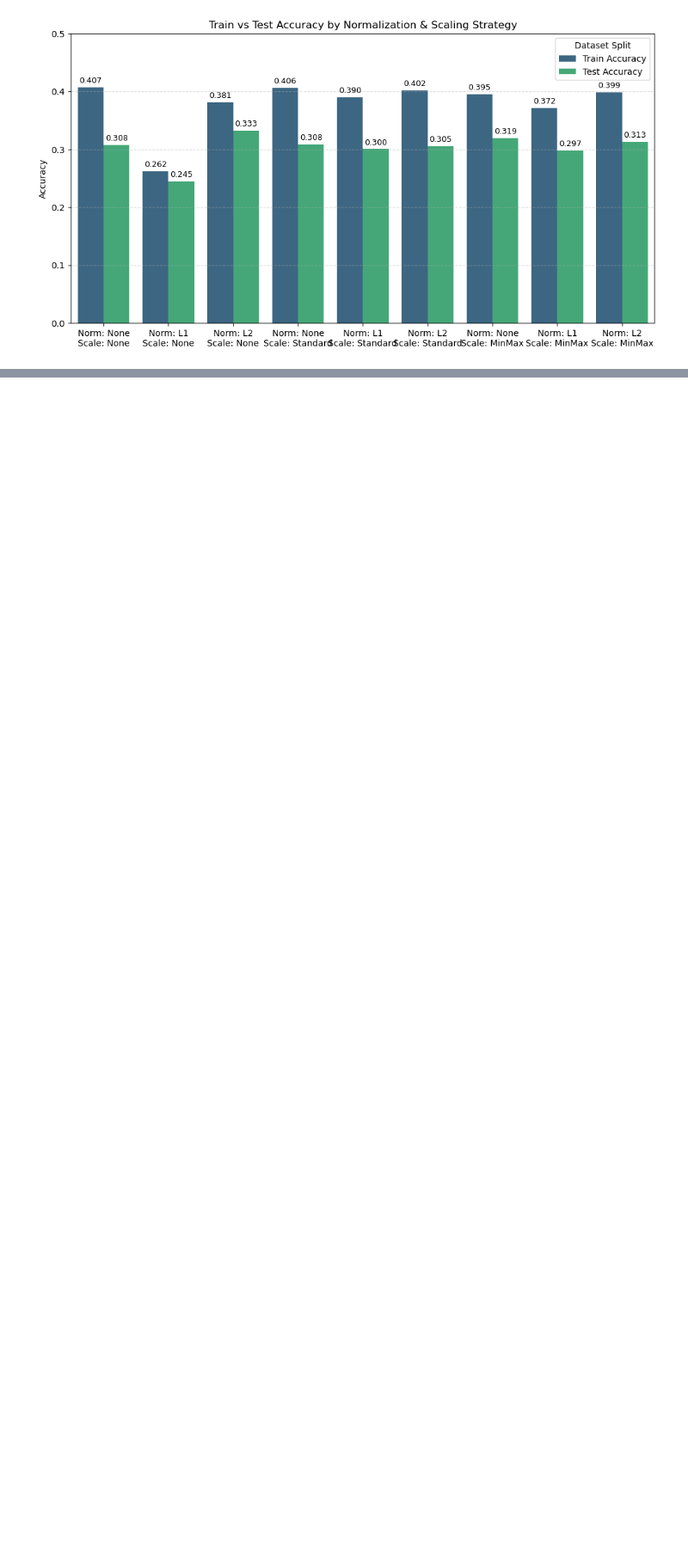
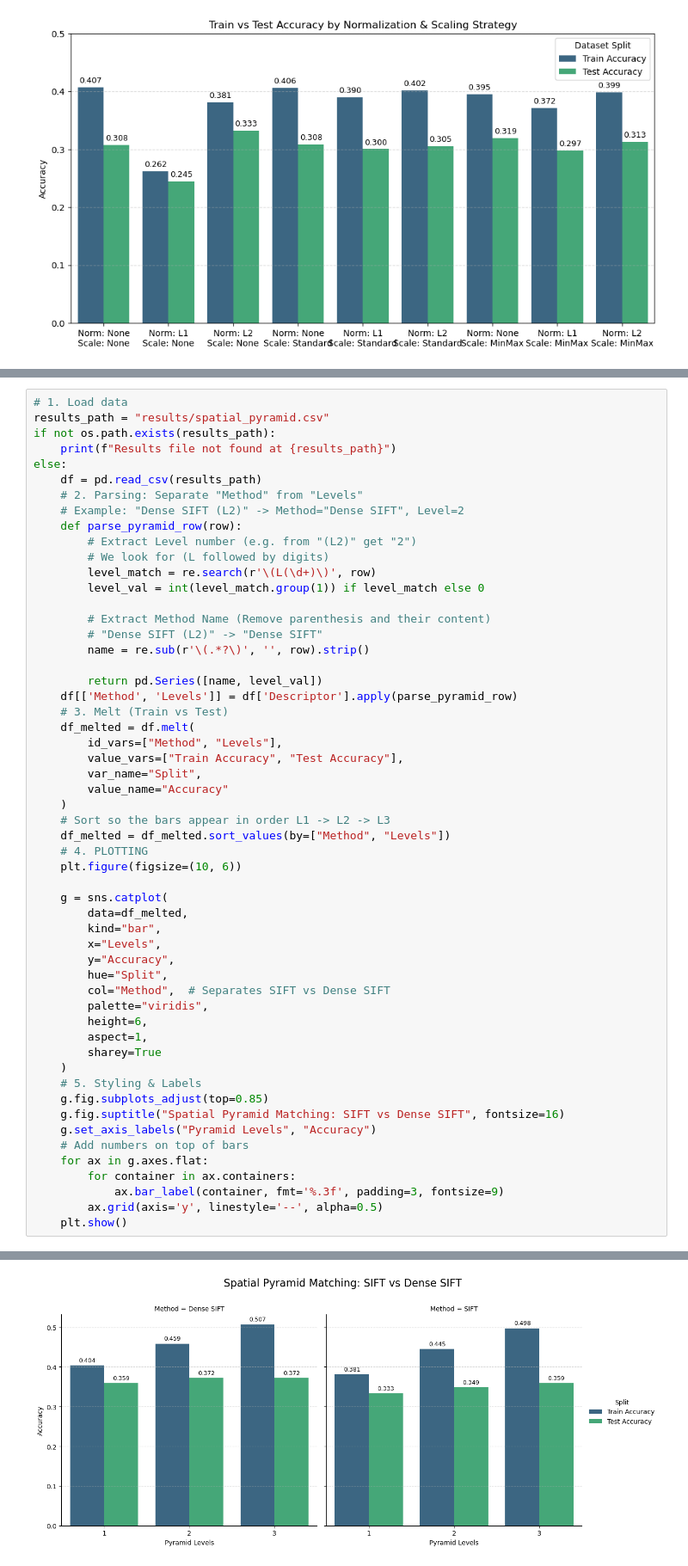
Before and after one commit to MCV-C3/project-4, a Jupyter notebook: Week1/development.ipynb, the cells around one changed output, grey strips where cells are left out. Shown at 86% size. Cells and saved outputs as stored; diff of their text form; blank space fills up the shorter version.

```diff
--- a/Week1/development.ipynb
+++ b/Week1/development.ipynb
@@ -1252,0 +1316,56 @@ plt.show()
+# %%
+# 1. Load data
+results_path = "results/spatial_pyramid.csv"
+if not os.path.exists(results_path):
+    print(f"Results file not found at {results_path}")
+else:
+    df = pd.read_csv(results_path)
+    # 2. Parsing: Separate "Method" from "Levels"
+    # Example: "Dense SIFT (L2)" -> Method="Dense SIFT", Level=2
+    def parse_pyramid_row(row):
+        # Extract Level number (e.g. from "(L2)" get "2")
+        # We look for (L followed by digits)
+        level_match = re.search(r'\(L(\d+)\)', row)
+        level_val = int(level_match.group(1)) if level_match else 0
+
+        # Extract Method Name (Remove parenthesis and their content)
+        # "Dense SIFT (L2)" -> "Dense SIFT"
+        name = re.sub(r'\(.*?\)', '', row).strip()
+
+        return pd.Series([name, level_val])
+    df[['Method', 'Levels']] = df['Descriptor'].apply(parse_pyramid_row)
+    # 3. Melt (Train vs Test)
+    df_melted = df.melt(
+        id_vars=["Method", "Levels"],
+        value_vars=["Train Accuracy", "Test Accuracy"],
+        var_name="Split",
+        value_name="Accuracy"
+    )
+    # Sort so the bars appear in order L1 -> L2 -> L3
+    df_melted = df_melted.sort_values(by=["Method", "Levels"])
+    # 4. PLOTTING
+    plt.figure(figsize=(10, 6))
+
+    g = sns.catplot(
+        data=df_melted,
+        kind="bar",
+        x="Levels",
+        y="Accuracy",
+        hue="Split",
+        col="Method",  # Separates SIFT vs Dense SIFT
+        palette="viridis",
+        height=6,
+        aspect=1,
+        sharey=True
+    )
+    # 5. Styling & Labels
+    g.fig.subplots_adjust(top=0.85)
+    g.fig.suptitle("Spatial Pyramid Matching: SIFT vs Dense SIFT", fontsize=16)
+    g.set_axis_labels("Pyramid Levels", "Accuracy")
+    # Add numbers on top of bars
+    for ax in g.axes.flat:
+        for container in ax.containers:
+            ax.bar_label(container, fmt='%.3f', padding=3, fontsize=9)
+        ax.grid(axis='y', linestyle='--', alpha=0.5)
+    plt.show()
+# %% [output]
@@ -1252,0 +1373 @@ plt.show()
+[figure, added]
```
Also changed, not shown: parts of 13 cells of this notebook, 4 other files.
